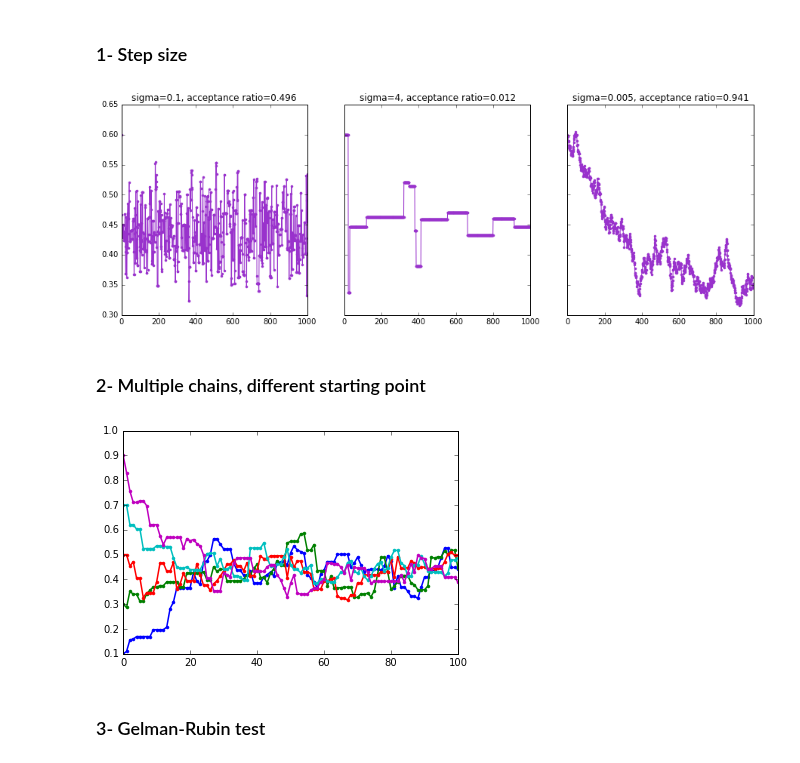
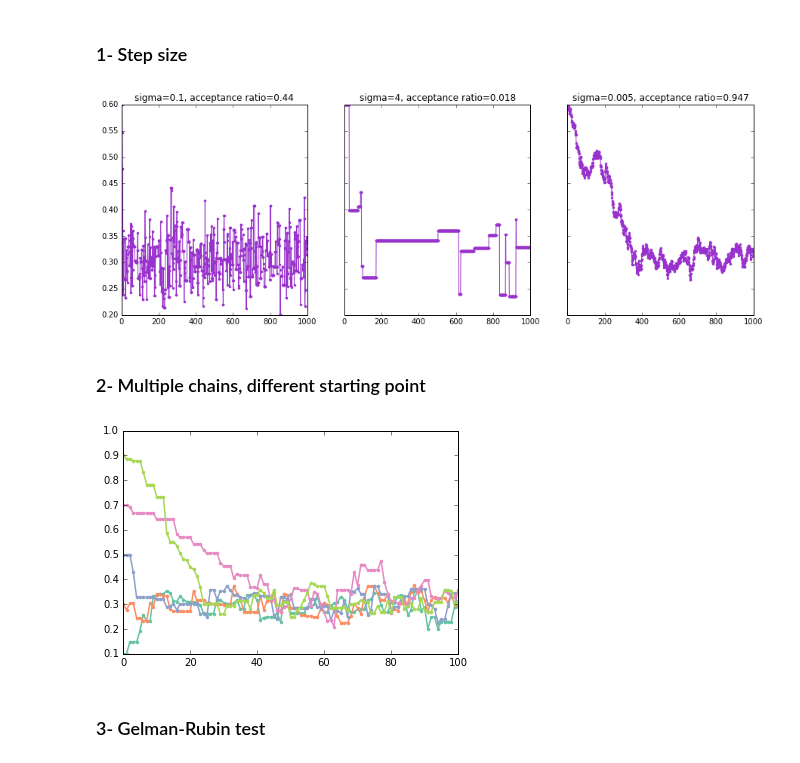
Before and after one commit to florent-leclercq/Bayes_InfoTheory, a Jupyter notebook: MCMC_MH.ipynb, the cells around one changed output. Drawn from its saved outputs; the diff is of its cells as text; code cells hidden in the pictures.

```diff
--- a/MCMC_MH.ipynb
+++ b/MCMC_MH.ipynb
@@ -11,0 +15,5 @@ from matplotlib import pyplot as plt
+# %%
+groundtruth = 0.38
+Ntrials = 100
+Nsuccesses = binom(Ntrials, groundtruth).rvs()
+Nsuccesses
@@ -18,8 +28,6 @@ def target_pdf(theta,Ntrials,Nsuccesses,lh,prior):
     else:
         return lh(Ntrials,theta).pmf(Nsuccesses)*prior.pdf(theta)
 # %%
-Ntrials = 100
-Nsuccesses = 42
 a = 10
 b = 10
 lh = binom
@@ -116,7 +124,7 @@ ax3.plot(np.arange(Ntries+1),samples_3,marker='.',color='darkorchid')
 ax3.set_title("sigma="+str(proposal_sigma_3)+", acceptance ratio="+str(fraction_accepted_3))
 plt.show()
 # %% [output]
-[figure, old version]
+[figure, new version]
 # %% [markdown]
 ### 2- Multiple chains, different starting point
 # %%
@@ -126,10 +134,13 @@ proposal_sigma=0.05
 chains = [MH_sampler(Ntries,theta_start,Ntrials,Nsuccesses,lh,prior,proposal_sigma)
           for theta_start in np.arange(0.1,1.0,0.2)]
 # %%
+plt.rc('lines', linewidth=2.5)
+plt.rc('axes', prop_cycle=(cycler('color', [plt.cm.Set2(i) for i in np.linspace(0, 1., 8)])))
 for samples in chains:
     plt.plot(np.arange(Ntries+1),samples[1],marker='.',linewidth=1.5)
+plt.show()
 # %% [output]
-[figure, old version]
+[figure, new version]
 # %% [markdown]
 ### 3- Gelman-Rubin test
 # %% [markdown]
```
Also changed, not shown: parts of 10 cells of this notebook.
